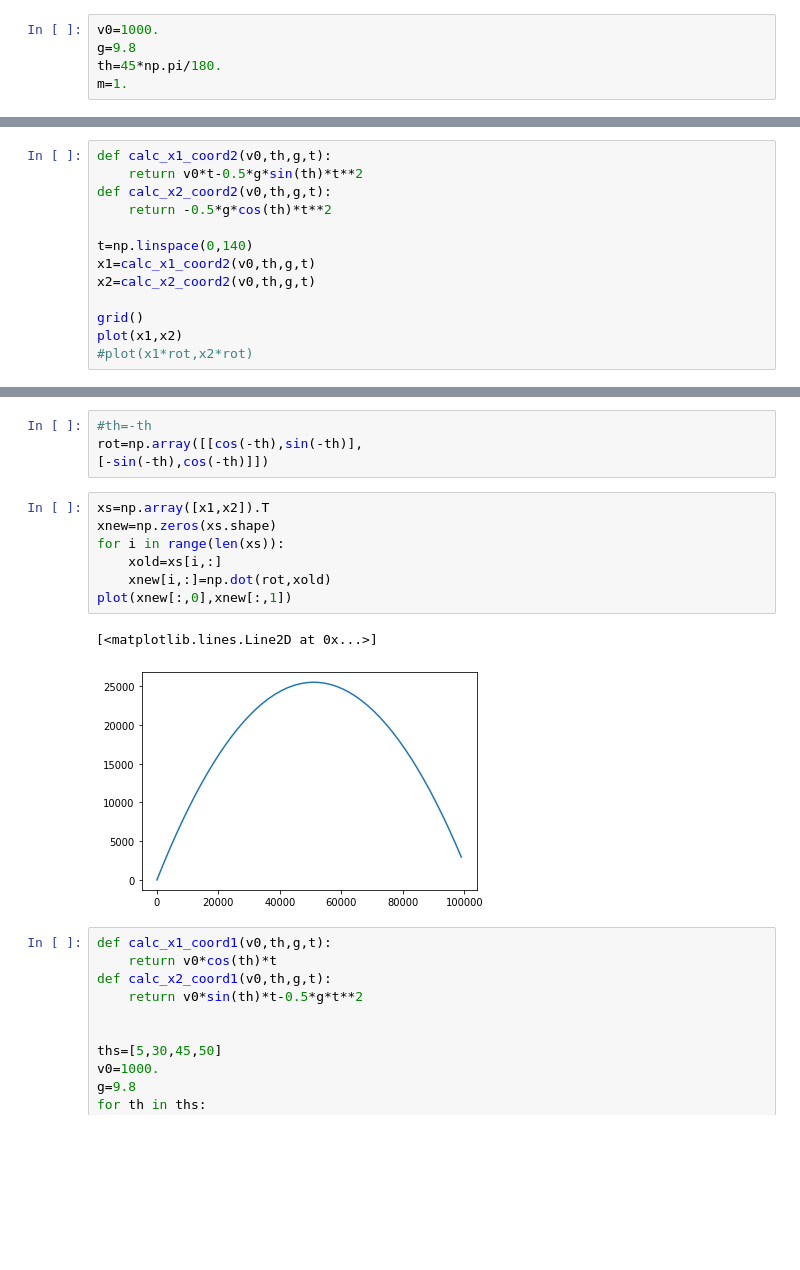
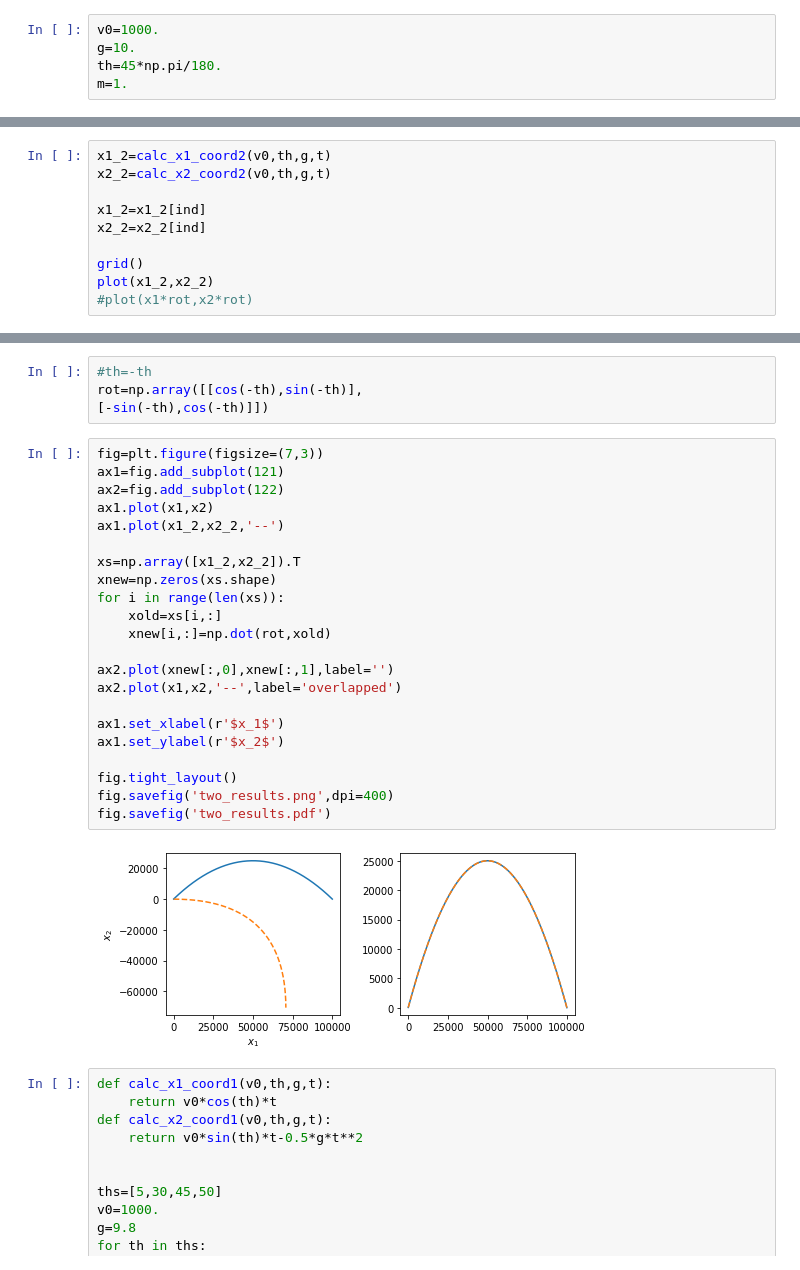
Before and after one commit to youngung/lectures, a Jupyter notebook: ipynb/commons/Invariance_coordinate_system.ipynb, the cells around one changed output, grey strips where cells are left out. Saved outputs shown, nothing was run; the diff lists cells and outputs as text; blank space fills up the shorter version.

```diff
--- a/ipynb/commons/Invariance_coordinate_system.ipynb
+++ b/ipynb/commons/Invariance_coordinate_system.ipynb
@@ -4,6 +4,6 @@
 Populating the interactive namespace from numpy and matplotlib
 # %%
 v0=1000.
-g=9.8
+g=10.
 th=45*np.pi/180.
 m=1.
@@ -26,15 +34,2 @@ plot(x1,x2)
 # %% [markdown]
 ## Coordiante #2
-# %%
-def calc_x1_coord2(v0,th,g,t):
-    return v0*t-0.5*g*sin(th)*t**2
-def calc_x2_coord2(v0,th,g,t):
-    return -0.5*g*cos(th)*t**2
-
-t=np.linspace(0,140)
-x1=calc_x1_coord2(v0,th,g,t)
-x2=calc_x2_coord2(v0,th,g,t)
-
-grid()
-plot(x1,x2)
-#plot(x1*rot,x2*rot)
@@ -43,0 +36,10 @@ plot(x1,x2)
+# %%
+x1_2=calc_x1_coord2(v0,th,g,t)
+x2_2=calc_x2_coord2(v0,th,g,t)
+
+x1_2=x1_2[ind]
+x2_2=x2_2[ind]
+
+grid()
+plot(x1_2,x2_2)
+#plot(x1*rot,x2*rot)
@@ -48,15 +53,29 @@ plot(x1,x2)
 rot=np.array([[cos(-th),sin(-th)],
 [-sin(-th),cos(-th)]])
 # %%
-xs=np.array([x1,x2]).T
+fig=plt.figure(figsize=(7,3))
+ax1=fig.add_subplot(121)
+ax2=fig.add_subplot(122)
+ax1.plot(x1,x2)
+ax1.plot(x1_2,x2_2,'--')
+
+xs=np.array([x1_2,x2_2]).T
 xnew=np.zeros(xs.shape)
 for i in range(len(xs)):
     xold=xs[i,:]
     xnew[i,:]=np.dot(rot,xold)
-plot(xnew[:,0],xnew[:,1])
+
+ax2.plot(xnew[:,0],xnew[:,1],label='')
+ax2.plot(x1,x2,'--',label='overlapped')
+
+ax1.set_xlabel(r'$x_1$')
+ax1.set_ylabel(r'$x_2$')
+
+fig.tight_layout()
+fig.savefig('two_results.png',dpi=400)
+fig.savefig('two_results.pdf')
 # %% [output]
-[<matplotlib.lines.Line2D at 0x...>]
-[figure, old version]
+[figure, new version]
 # %%
 def calc_x1_coord1(v0,th,g,t):
     return v0*cos(th)*t
```
Also changed, not shown: parts of 4 cells of this notebook.
